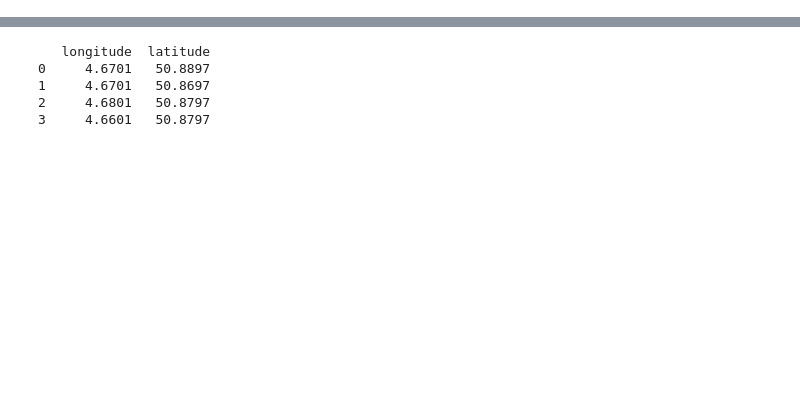
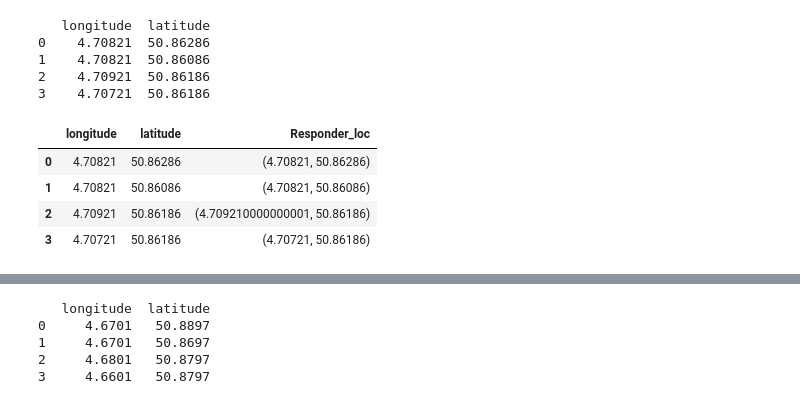
Before and after one commit to Leowiser/AED-Route-Optimization-MDA-Project, a Jupyter notebook: Try new version.ipynb, the cells around one changed output, grey strips where cells are left out. Saved outputs shown, nothing was run; the diff lists cells and outputs as text; code cells hidden in the pictures; blank space fills up the shorter version.

```diff
--- a/Try new version.ipynb
+++ b/Try new version.ipynb
@@ -8,0 +74,35 @@ patient = (4.6701, 50.8797)
+# %%
+# Create mock data for responders
+center_lat = 50.86186
+center_lon = 4.70821
+
+offset = 0.001
+
+points = [
+    (center_lon, center_lat + offset),  # North
+    (center_lon, center_lat - offset),  # South
+    (center_lon + offset, center_lat),  # East
+    (center_lon - offset, center_lat)   # West
+]
+
+# Create a DataFrame
+df = pd.DataFrame(points, columns=['longitude', 'latitude'])
+print(df)
+# %% [output]
+   longitude  latitude
+0    4.70821  50.86286
+1    4.70821  50.86086
+2    4.70921  50.86186
+3    4.70721  50.86186
+# %%
+# create a data frame based on the coordinates of the close responders
+Responder_df = pd.DataFrame(df, columns =['longitude', 'latitude'])
+# also get the coordinates as a tuple
+Responder_df['Responder_loc'] = list(zip(Responder_df['longitude'],Responder_df['latitude']))
+Responder_df.head()
+# %% [output]
+|  | longitude | latitude | Responder_loc |
+| 0 | 4.70821 | 50.86286 | (4.70821, 50.86286) |
+| 1 | 4.70821 | 50.86086 | (4.70821, 50.86086) |
+| 2 | 4.70921 | 50.86186 | (4.709210000000001, 50.86186) |
+| 3 | 4.70721 | 50.86186 | (4.70721, 50.86186) |
```
Also changed, not shown: parts of 18 cells of this notebook, 3 other files.
